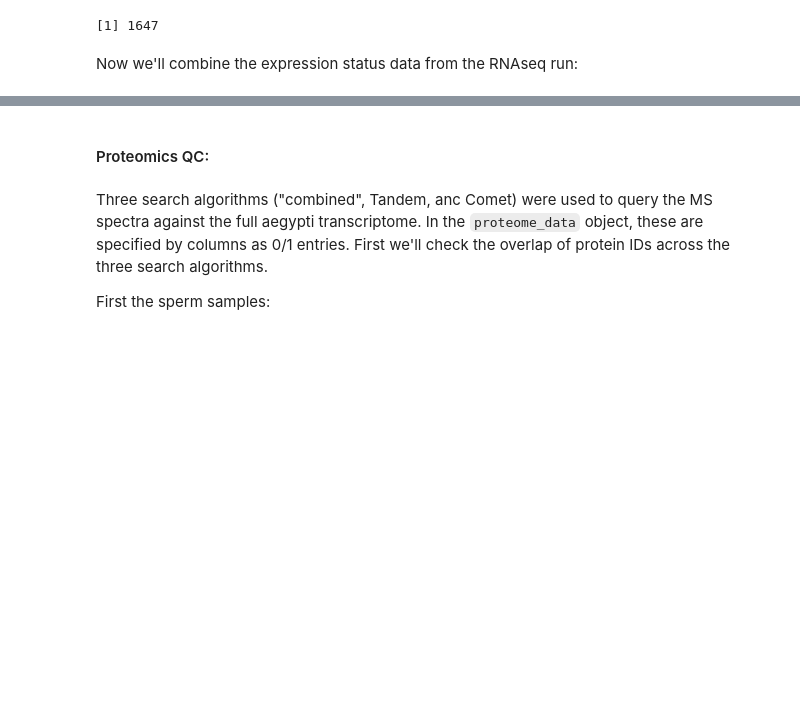
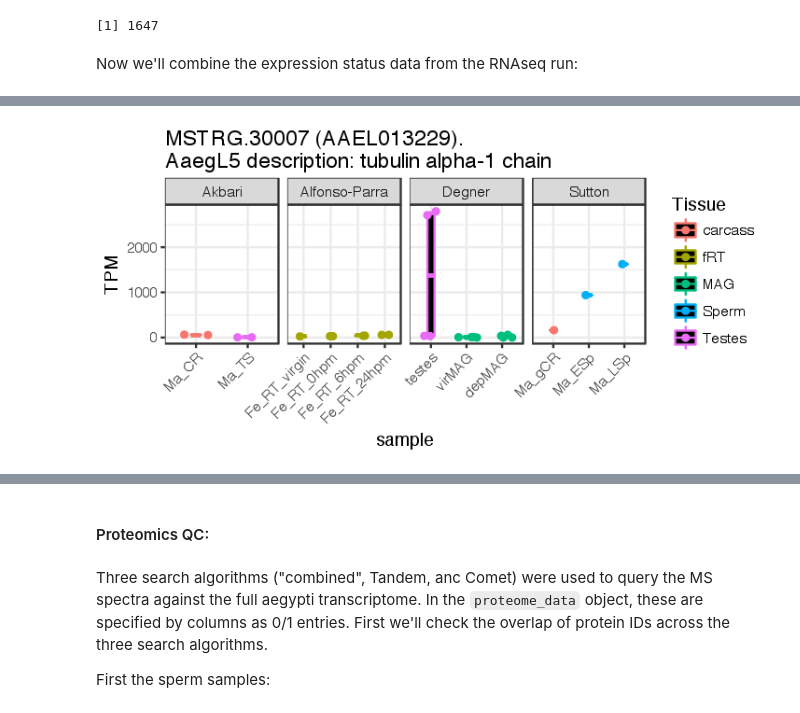
Before and after one commit to YazBraimah/Aegypti.ejaculatomics, a Jupyter notebook: VB.data/DE.analysis.ipynb, the cells around one changed output, grey strips where cells are left out. Cells and saved outputs as stored; diff of their text form; code cells hidden in the pictures; blank space fills up the shorter version.

```diff
--- a/VB.data/DE.analysis.ipynb
+++ b/VB.data/DE.analysis.ipynb
@@ -1354,0 +1372,5 @@ Warning message:
+# %%
+options(repr.plot.width = 6, repr.plot.height = 3)
+plotBoxTPM(TPM.table, "MSTRG.30007")
+# %% [output]
+[figure, added]
```
Also changed, not shown: parts of 14 cells of this notebook.
